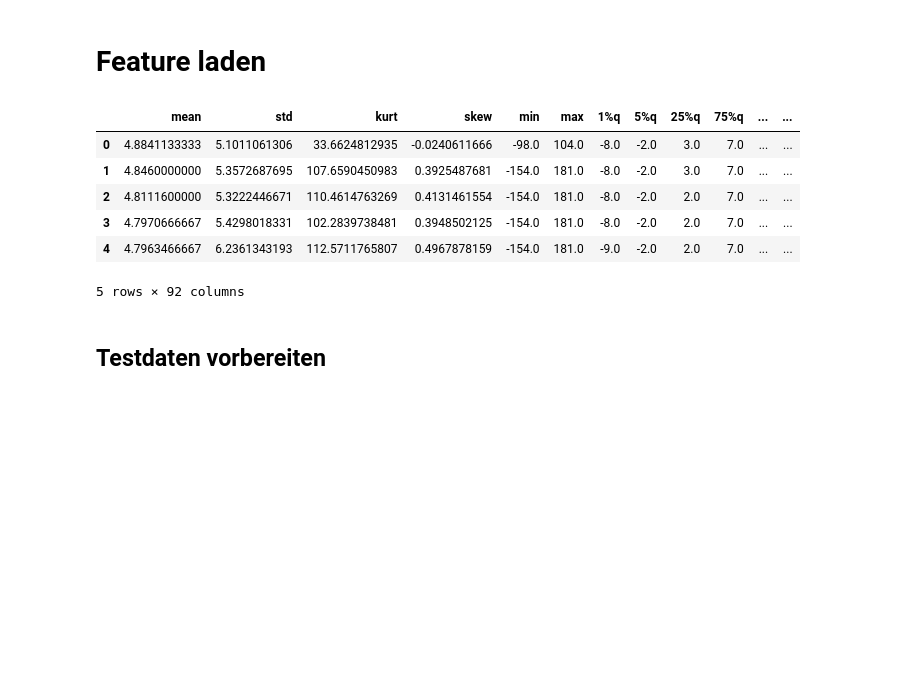
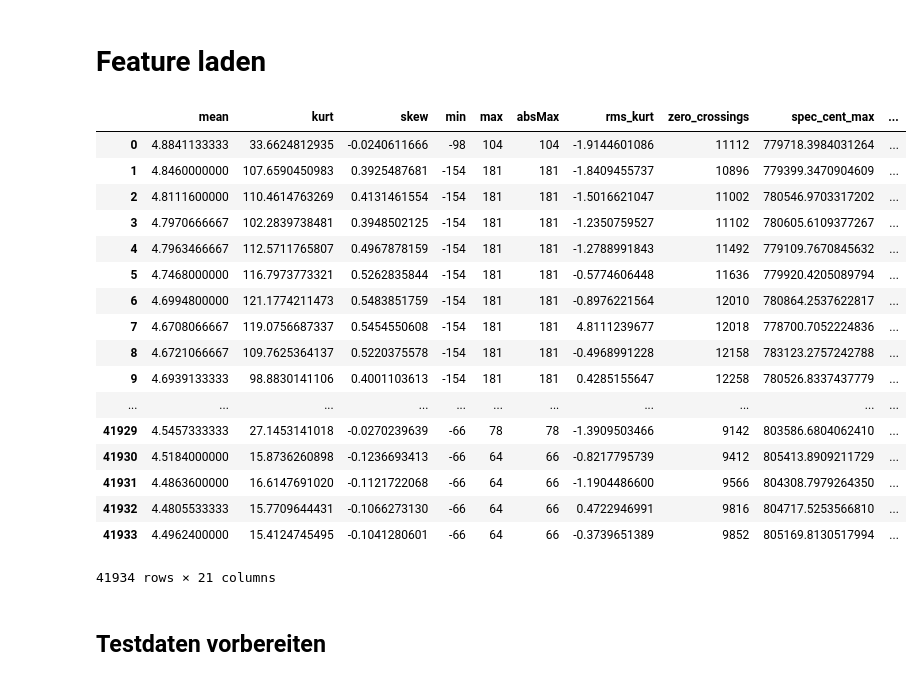
Before and after one commit to domelein/CAS_PML_Earthquake_pred, a Jupyter notebook: Model_GradientBoosting.ipynb, the cells around one changed output. Cells and saved outputs as stored; diff of their text form; code cells hidden in the pictures; blank space fills up the shorter version.

```diff
--- a/Model_GradientBoosting.ipynb
+++ b/Model_GradientBoosting.ipynb
@@ -20,10 +22,0 @@ train_data = pd.read_csv(feature_data_path, dtype={'acoustic_data': np.int16, 't
-# %%
-train_data.iloc[:,1:93].head()
-# %% [output]
-|  | mean | std | kurt | skew | min | max | 1%q | 5%q | 25%q | 75%q | ... | ... |
-| 0 | 4.8841133333 | 5.1011061306 | 33.6624812935 | -0.0240611666 | -98.0 | 104.0 | -8.0 | -2.0 | 3.0 | 7.0 | ... | ... |
-| 1 | 4.8460000000 | 5.3572687695 | 107.6590450983 | 0.3925487681 | -154.0 | 181.0 | -8.0 | -2.0 | 3.0 | 7.0 | ... | ... |
-| 2 | 4.8111600000 | 5.3222446671 | 110.4614763269 | 0.4131461554 | -154.0 | 181.0 | -8.0 | -2.0 | 2.0 | 7.0 | ... | ... |
-| 3 | 4.7970666667 | 5.4298018331 | 102.2839738481 | 0.3948502125 | -154.0 | 181.0 | -8.0 | -2.0 | 2.0 | 7.0 | ... | ... |
-| 4 | 4.7963466667 | 6.2361343193 | 112.5711765807 | 0.4967878159 | -154.0 | 181.0 | -9.0 | -2.0 | 2.0 | 7.0 | ... | ... |
-5 rows × 92 columns
@@ -30,3 +25,66 @@ train_data.iloc[:,1:93].head()
+# %%
+train_data_reduced = train_data.filter(items=['spec_cent_75%q',
+ 'min',
+ 'mean',
+ 'max',
+ 'zero_crossings',
+ 'skew',
+ 'absMax',
+ 'rolloff_min',
+ 'chroma_stft_std',
+ 'kurt',
+ 'spec_cent_min',
+ 'spec_cent_95%q',
+ 'spec_bw_min',
+ 'spec_bw_75%q',
+ 'rolloff_75%q',
+ 'chroma_stft_skew',
+ 'chroma_stft_mean',
+ 'psd_skew',
+ 'chroma_stft_min',
+ 'chroma_stft_kurt',
+ 'psd_75%q',
+ 'psd_kurt',
+ 'rolloff_max',
+ 'psd_25%q',
+ 'chroma_stft_75%q',
+ 'spec_cent_max',
+ 'rolloff_95%q',
+ 'spec_cent_99%q',
+ 'psd_max',
+ 'spec_bw_99%q',
+ 'spec_bw_95%q',
+ 'absMean',
+ 'spec_bw_25%q',
+ 'chroma_stft_25%q',
+ 'spec_bw_max',
+ 'rolloff_99%q',
+ 'spec_cent_25%q',
+ 'psd_5%q',
+ 'spec_bw_kurt',
+ 'spec_cent_std',
+ 'time_to_failure'])
+# %%
+train_data_reduced
+# %% [output]
+|  | mean | kurt | skew | min | max | absMax | rms_kurt | zero_crossings | spec_cent_max | ... |
+| 0 | 4.8841133333 | 33.6624812935 | -0.0240611666 | -98 | 104 | 104 | -1.9144601086 | 11112 | 779718.3984031264 | ... |
+| 1 | 4.8460000000 | 107.6590450983 | 0.3925487681 | -154 | 181 | 181 | -1.8409455737 | 10896 | 779399.3470904609 | ... |
+| 2 | 4.8111600000 | 110.4614763269 | 0.4131461554 | -154 | 181 | 181 | -1.5016621047 | 11002 | 780546.9703317202 | ... |
+| 3 | 4.7970666667 | 102.2839738481 | 0.3948502125 | -154 | 181 | 181 | -1.2350759527 | 11102 | 780605.6109377267 | ... |
+| 4 | 4.7963466667 | 112.5711765807 | 0.4967878159 | -154 | 181 | 181 | -1.2788991843 | 11492 | 779109.7670845632 | ... |
+| 5 | 4.7468000000 | 116.7973773321 | 0.5262835844 | -154 | 181 | 181 | -0.5774606448 | 11636 | 779920.4205089794 | ... |
+| 6 | 4.6994800000 | 121.1774211473 | 0.5483851759 | -154 | 181 | 181 | -0.8976221564 | 12010 | 780864.2537622817 | ... |
+| 7 | 4.6708066667 | 119.0756687337 | 0.5454550608 | -154 | 181 | 181 | 4.8111239677 | 12018 | 778700.7052224836 | ... |
+| 8 | 4.6721066667 | 109.7625364137 | 0.5220375578 | -154 | 181 | 181 | -0.4968991228 | 12158 | 783123.2757242788 | ... |
+| 9 | 4.6939133333 | 98.8830141106 | 0.4001103613 | -154 | 181 | 181 | 0.4285155647 | 12258 | 780526.8337437779 | ... |
+| ... | ... | ... | ... | ... | ... | ... | ... | ... | ... | ... |
+| 41929 | 4.5457333333 | 27.1453141018 | -0.0270239639 | -66 | 78 | 78 | -1.3909503466 | 9142 | 803586.6804062410 | ... |
+| 41930 | 4.5184000000 | 15.8736260898 | -0.1236693413 | -66 | 64 | 66 | -0.8217795739 | 9412 | 805413.8909211729 | ... |
+| 41931 | 4.4863600000 | 16.6147691020 | -0.1121722068 | -66 | 64 | 66 | -1.1904486600 | 9566 | 804308.7979264350 | ... |
+| 41932 | 4.4805533333 | 15.7709644431 | -0.1066273130 | -66 | 64 | 66 | 0.4722946991 | 9816 | 804717.5253566810 | ... |
+| 41933 | 4.4962400000 | 15.4124745495 | -0.1041280601 | -66 | 64 | 66 | -0.3739651389 | 9852 | 805169.8130517994 | ... |
+41934 rows × 21 columns
 # %% [markdown]
 ## Testdaten vorbereiten
 # %%
```
Also changed, not shown: parts of 12 cells of this notebook, 4 other files.
